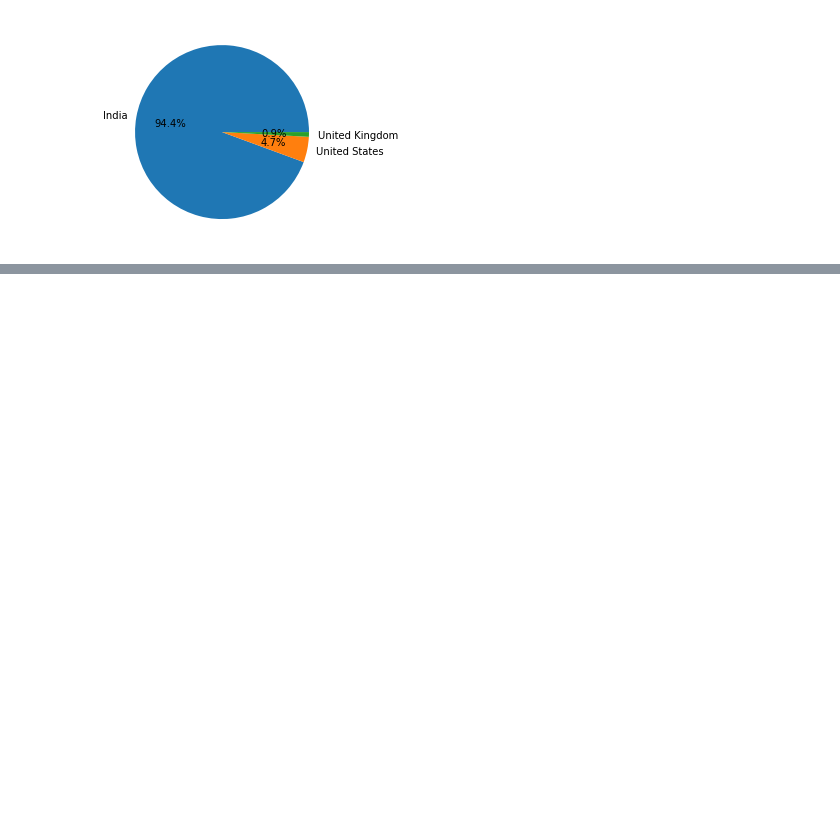
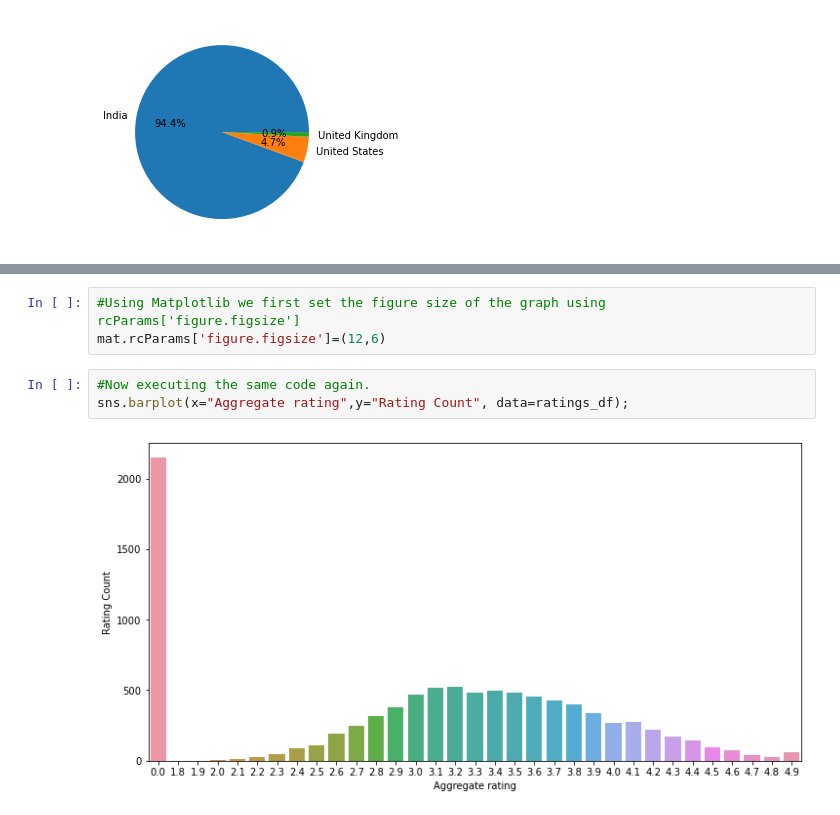
Before and after one commit to santaaastic/Learning_Python_For_DataScience, a Jupyter notebook: Learning Exploratory Data Analysis.ipynb, the cells around one changed output, grey strips where cells are left out. Cells and saved outputs as stored; diff of their text form; blank space fills up the shorter version.

```diff
--- a/Learning Exploratory Data Analysis.ipynb
+++ b/Learning Exploratory Data Analysis.ipynb
@@ -223,0 +329,8 @@ df_pie=plt.pie(df_values[0:3],labels=df_names[0:3],autopct="%1.1f%%");
+# %%
+#Using Matplotlib we first set the figure size of the graph using rcParams['figure.figsize']
+mat.rcParams['figure.figsize']=(12,6)
+# %%
+#Now executing the same code again.
+sns.barplot(x="Aggregate rating",y="Rating Count", data=ratings_df);
+# %% [output]
+[figure, added]
```
Also changed, not shown: parts of 58 cells of this notebook.
